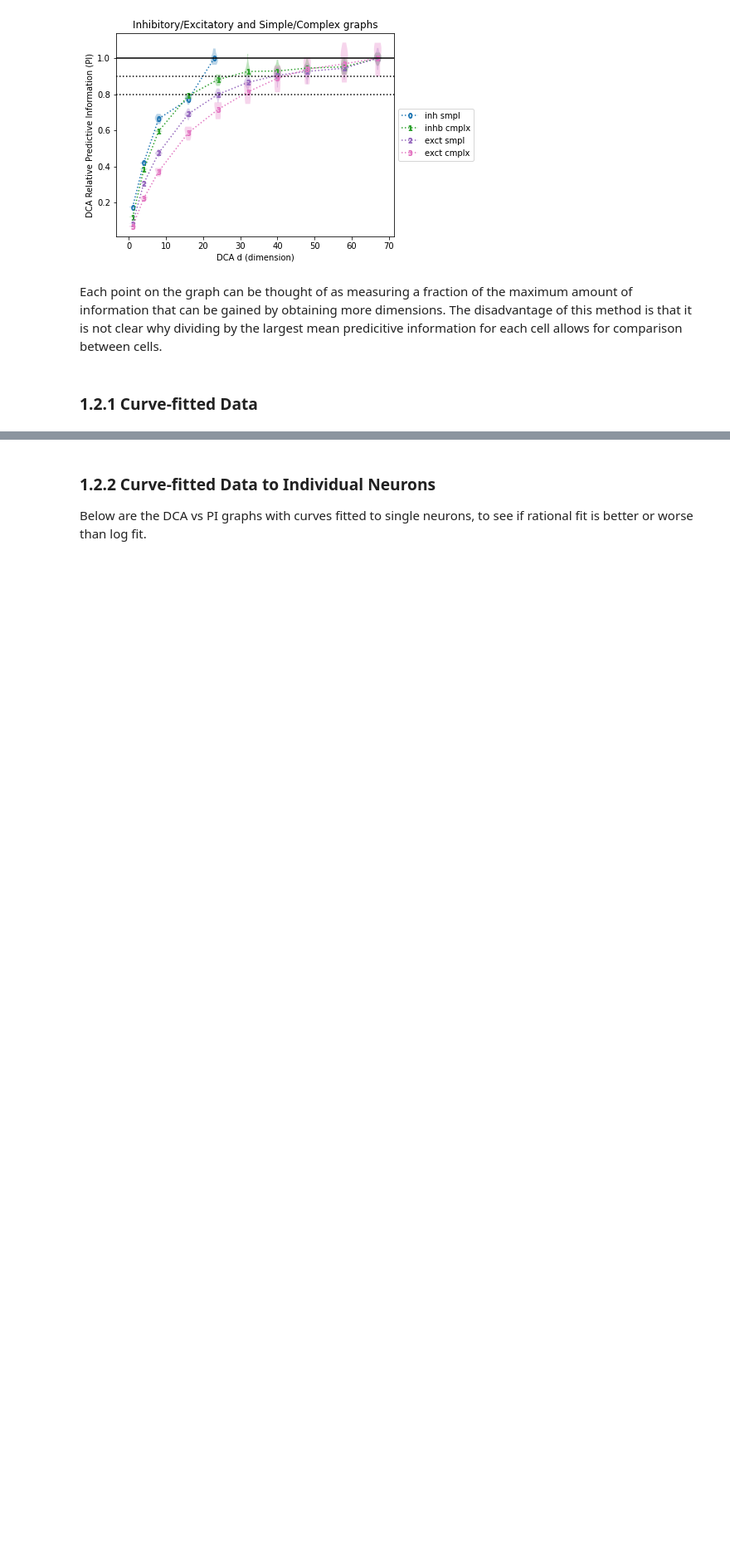
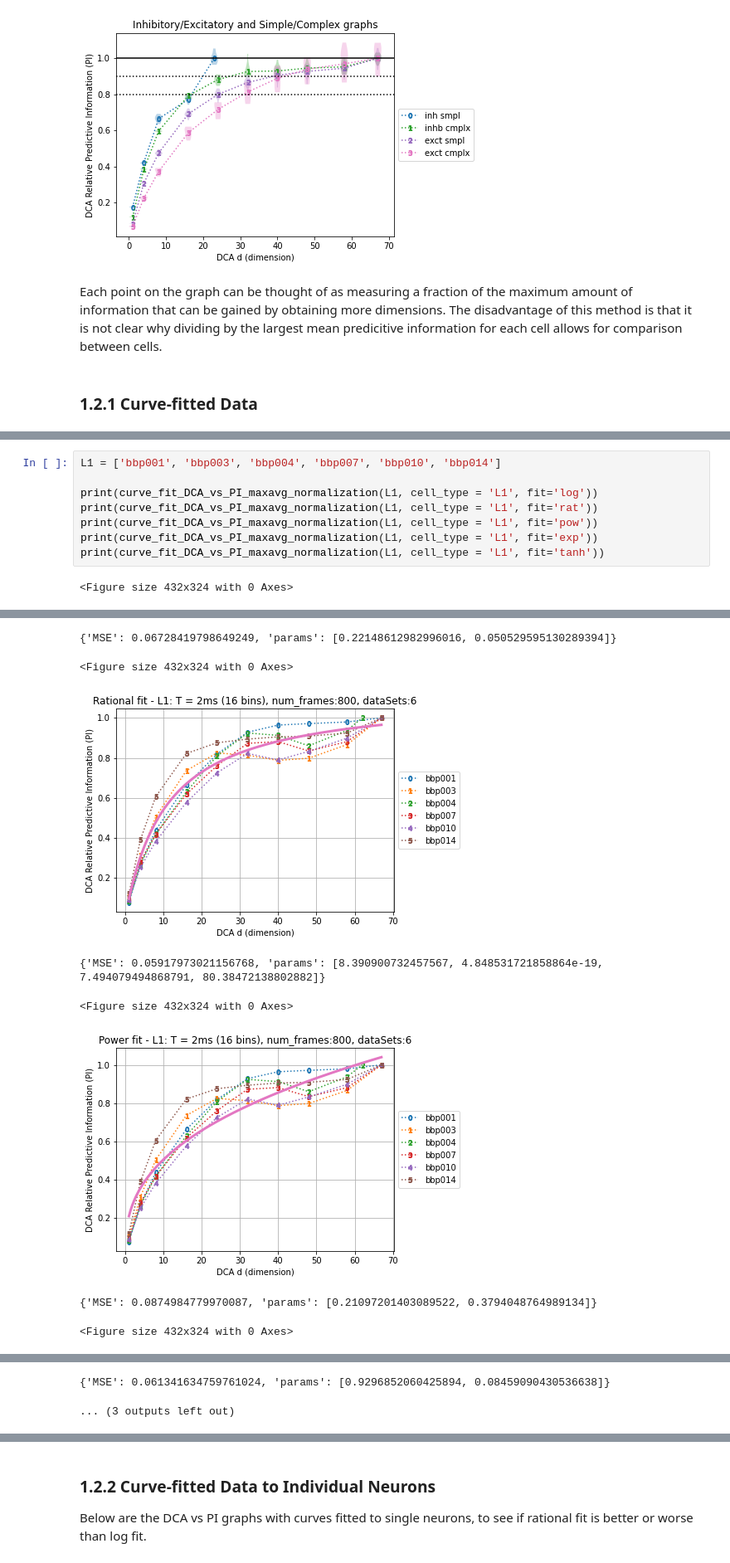
Before and after one commit to sushanthkumar2004/single-neuron-complexity, a Jupyter notebook: DCA_Graphs_and_Analysis.ipynb, the cells around one changed output, grey strips where cells are left out. Shown at 83% size. Drawn from its saved outputs; the diff is of its cells as text; blank space fills up the shorter version.

```diff
--- a/DCA_Graphs_and_Analysis.ipynb
+++ b/DCA_Graphs_and_Analysis.ipynb
@@ -345,0 +345,10 @@ rational_fit_DCA_vs_PI_maxavg_normalization(['bbp159', 'bbp171', 'bbp185', 'bbp1
+# %%
+L1 = ['bbp001', 'bbp003', 'bbp004', 'bbp007', 'bbp010', 'bbp014']
+
+print(curve_fit_DCA_vs_PI_maxavg_normalization(L1, cell_type = 'L1', fit='log'))
+print(curve_fit_DCA_vs_PI_maxavg_normalization(L1, cell_type = 'L1', fit='rat'))
+print(curve_fit_DCA_vs_PI_maxavg_normalization(L1, cell_type = 'L1', fit='pow'))
+print(curve_fit_DCA_vs_PI_maxavg_normalization(L1, cell_type = 'L1', fit='exp'))
+print(curve_fit_DCA_vs_PI_maxavg_normalization(L1, cell_type = 'L1', fit='tanh'))
+# %% [output]
+<Figure size 432x324 with 0 Axes>
@@ -345,0 +356,8 @@ rational_fit_DCA_vs_PI_maxavg_normalization(['bbp159', 'bbp171', 'bbp185', 'bbp1
+{'MSE': 0.06728419798649249, 'params': [0.22148612982996016, 0.050529595130289394]}
+<Figure size 432x324 with 0 Axes>
+[figure, added]
+{'MSE': 0.05917973021156768, 'params': [8.390900732457567, 4.848531721858864e-19, 7.494079494868791, 80.38472138802882]}
+<Figure size 432x324 with 0 Axes>
+[figure, added]
+{'MSE': 0.0874984779970087, 'params': [0.21097201403089522, 0.3794048764989134]}
+<Figure size 432x324 with 0 Axes>
@@ -345,0 +365,2 @@ rational_fit_DCA_vs_PI_maxavg_normalization(['bbp159', 'bbp171', 'bbp185', 'bbp1
+{'MSE': 0.061341634759761024, 'params': [0.9296852060425894, 0.08459090430536638]}
+... (3 outputs left out)
```
Also changed, not shown: parts of 10 cells of this notebook.
